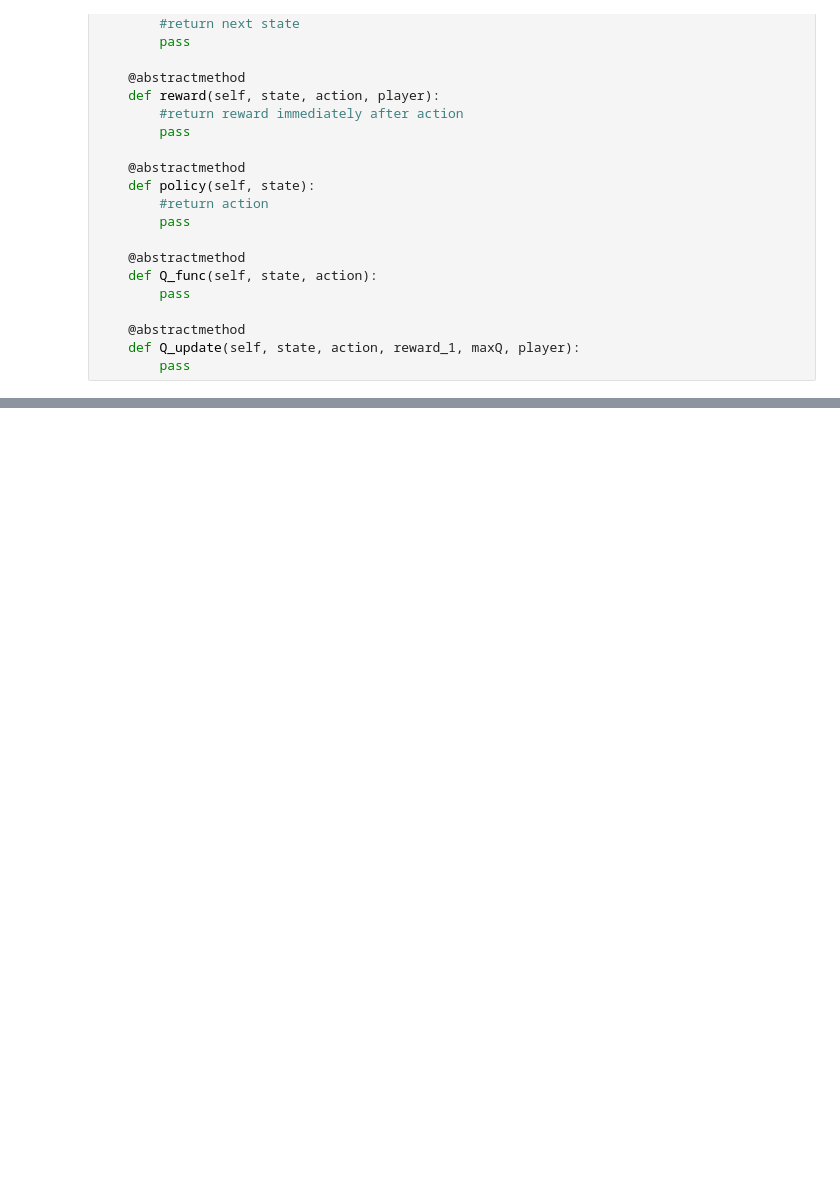
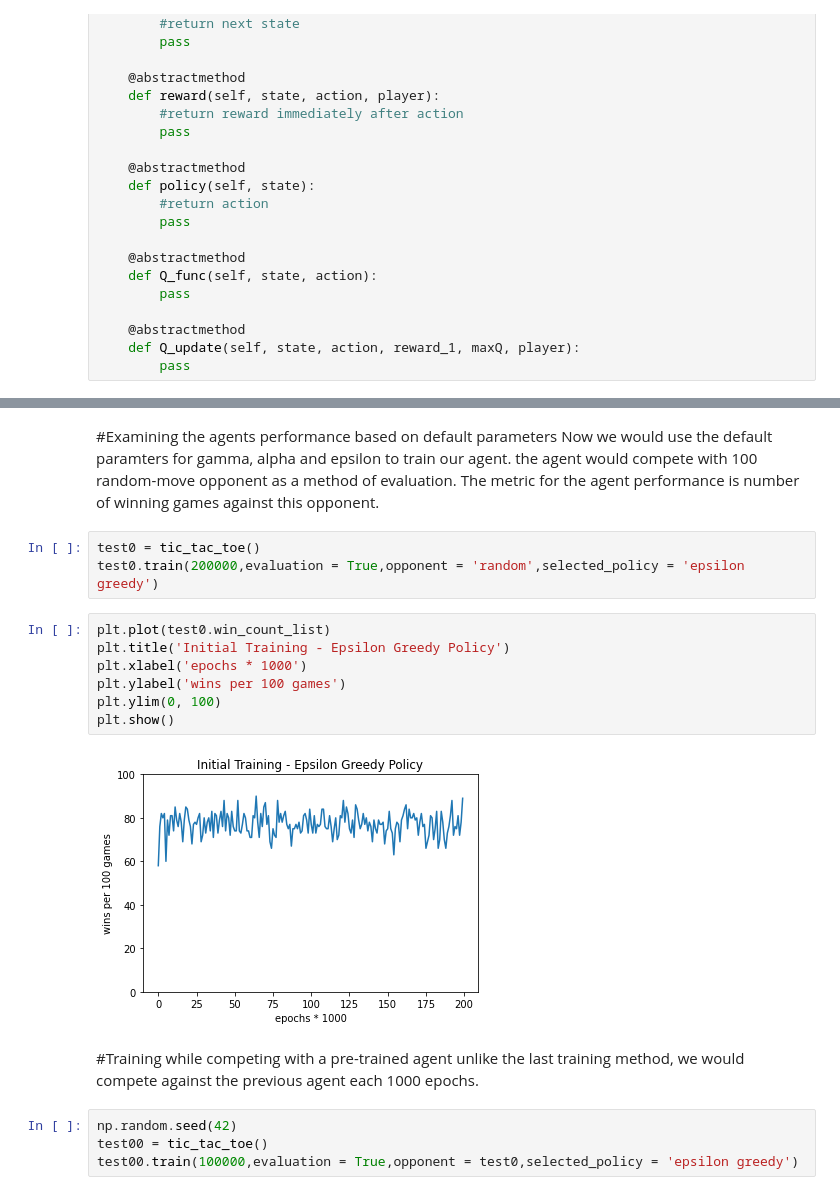
Before and after one commit to chihangs/INM707, a Jupyter notebook: INM707.ipynb, the cells around one changed output, grey strips where cells are left out. Drawn from its saved outputs; the diff is of its cells as text; blank space fills up the shorter version.

```diff
--- a/INM707.ipynb
+++ b/INM707.ipynb
@@ -443,3 +462,25 @@ class tic_tac_toe(paper_game):
             choices = choices[:-1]
         self.win_count_list.append(self.win_count)
         return self.win_count_list
+# %% [markdown]
+#Examining the agents performance based on default parameters
+Now we would use the default paramters for gamma, alpha and epsilon to train our agent. the agent would compete with 100 random-move opponent as a method of evaluation. The metric for the agent performance is number of winning games against this opponent.
+# %%
+test0 = tic_tac_toe()
+test0.train(200000,evaluation = True,opponent = 'random',selected_policy = 'epsilon greedy')
+# %%
+plt.plot(test0.win_count_list)
+plt.title('Initial Training - Epsilon Greedy Policy')
+plt.xlabel('epochs * 1000')
+plt.ylabel('wins per 100 games')
+plt.ylim(0, 100)
+plt.show()
+# %% [output]
+[figure, added]
+# %% [markdown]
+#Training while competing with a pre-trained agent
+unlike the last training method, we would compete against the previous agent each 1000 epochs.
+# %%
+np.random.seed(42)
+test00 = tic_tac_toe()
+test00.train(100000,evaluation = True,opponent = test0,selected_policy = 'epsilon greedy')
```
Also changed, not shown: parts of 32 cells of this notebook.
